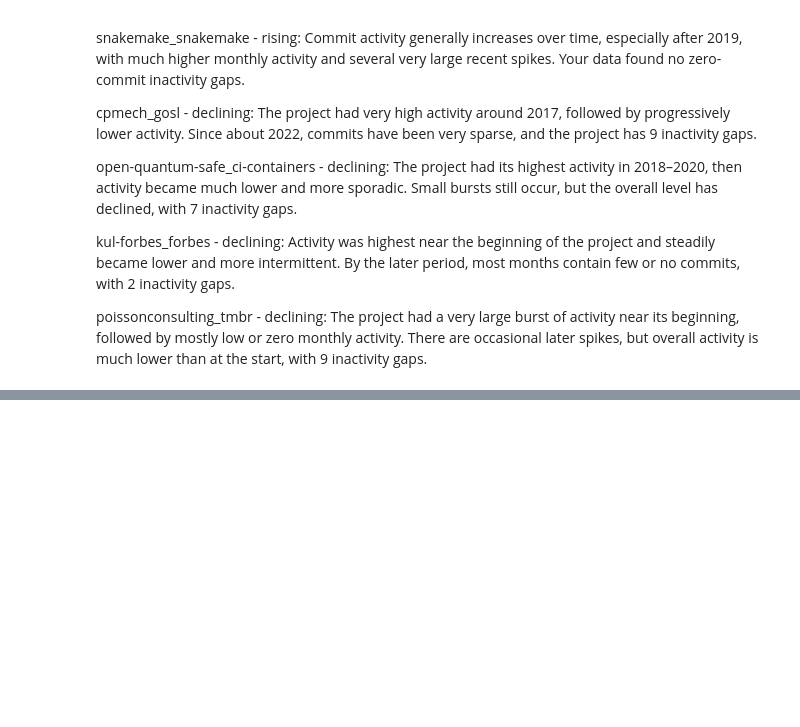
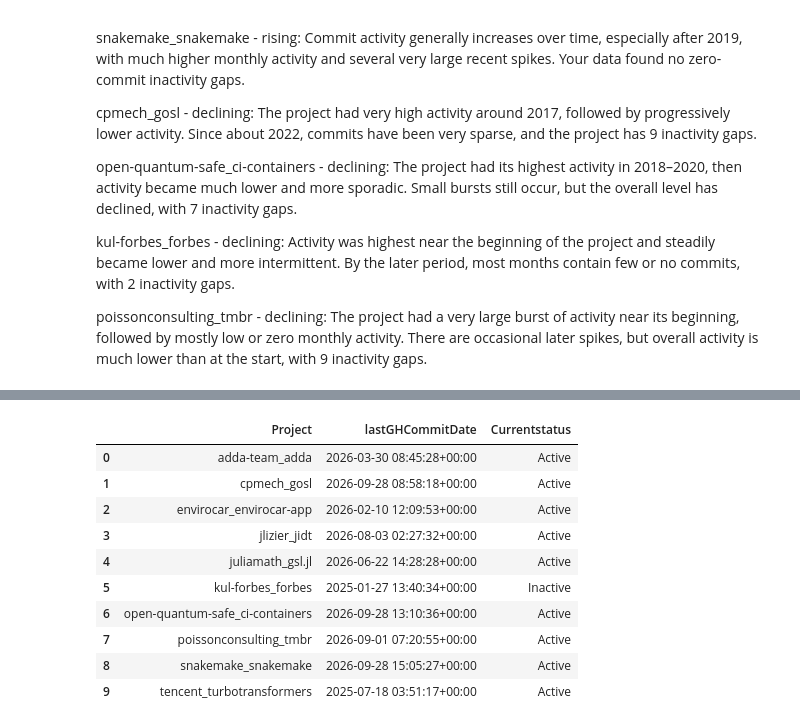
Before and after one commit to Dubu911/MiniProject2, a Jupyter notebook: dkim68_vis.ipynb, the cells around one changed output, grey strips where cells are left out. Saved outputs shown, nothing was run; the diff lists cells and outputs as text; code cells hidden in the pictures; blank space fills up the shorter version.

```diff
--- a/dkim68_vis.ipynb
+++ b/dkim68_vis.ipynb
@@ -533,0 +853,33 @@ final_stats.to_csv(
+# %%
+stats["HypothesizedGapReason"] = ""
+stats["HasRecovered"] = ""
+stats["WhyRecovered"] = ""
+stats["WhoRecovered"] = ""
+stats["Currentstatus"] = ""
+stats["RecentThemes"] = ""
+stats["Notes"] = ""
+# %%
+stats["lastGHCommitDate"] = pd.to_datetime(
+    stats["lastGHCommitDate"],
+    utc=True
+)
+
+cutoff = pd.Timestamp("2025-04-01", tz="UTC")
+
+stats["Currentstatus"] = stats["lastGHCommitDate"].apply(
+    lambda x: "Inactive" if x < cutoff else "Active"
+)
+
+stats[["Project", "lastGHCommitDate", "Currentstatus"]]
+# %% [output]
+|  | Project | lastGHCommitDate | Currentstatus |
+| 0 | adda-team_adda | 2026-03-30 08:45:28+00:00 | Active |
+| 1 | cpmech_gosl | 2026-09-28 08:58:18+00:00 | Active |
+| 2 | envirocar_envirocar-app | 2026-02-10 12:09:53+00:00 | Active |
+| 3 | jlizier_jidt | 2026-08-03 02:27:32+00:00 | Active |
+| 4 | juliamath_gsl.jl | 2026-06-22 14:28:28+00:00 | Active |
+| 5 | kul-forbes_forbes | 2025-01-27 13:40:34+00:00 | Inactive |
+| 6 | open-quantum-safe_ci-containers | 2026-09-28 13:10:36+00:00 | Active |
+| 7 | poissonconsulting_tmbr | 2026-09-01 07:20:55+00:00 | Active |
+| 8 | snakemake_snakemake | 2026-09-28 15:05:27+00:00 | Active |
+| 9 | tencent_turbotransformers | 2025-07-18 03:51:17+00:00 | Active |
```
Also changed, not shown: parts of 13 cells of this notebook, 12 other files.
